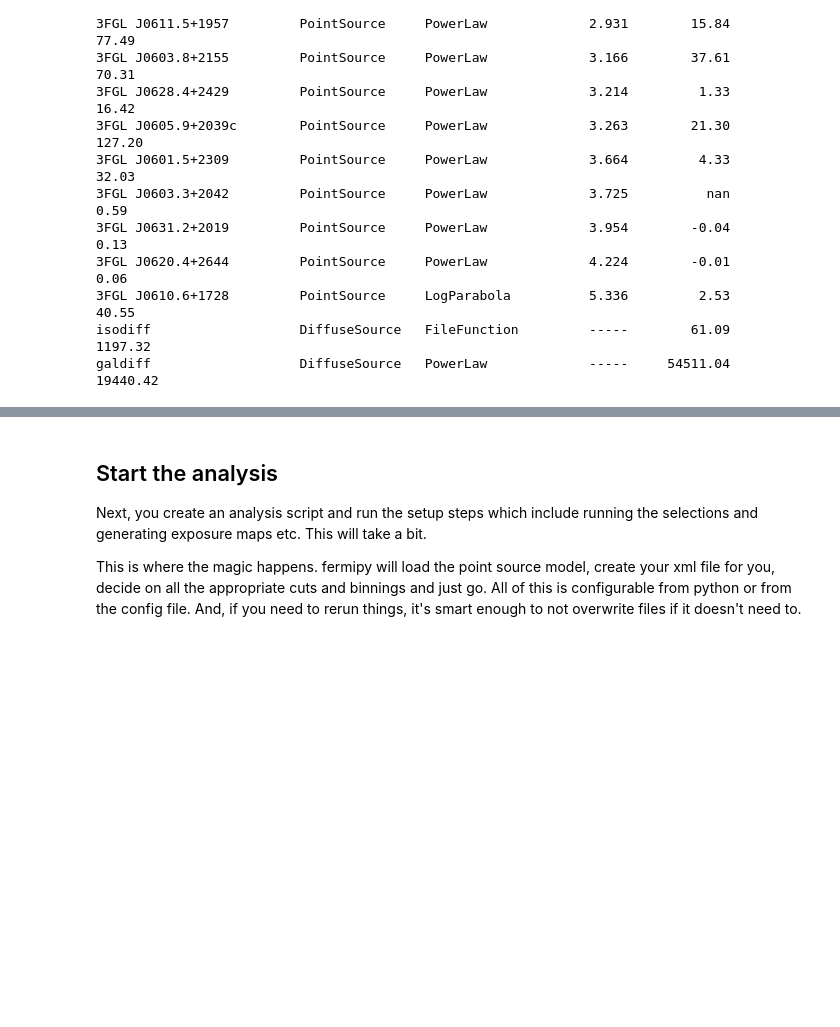
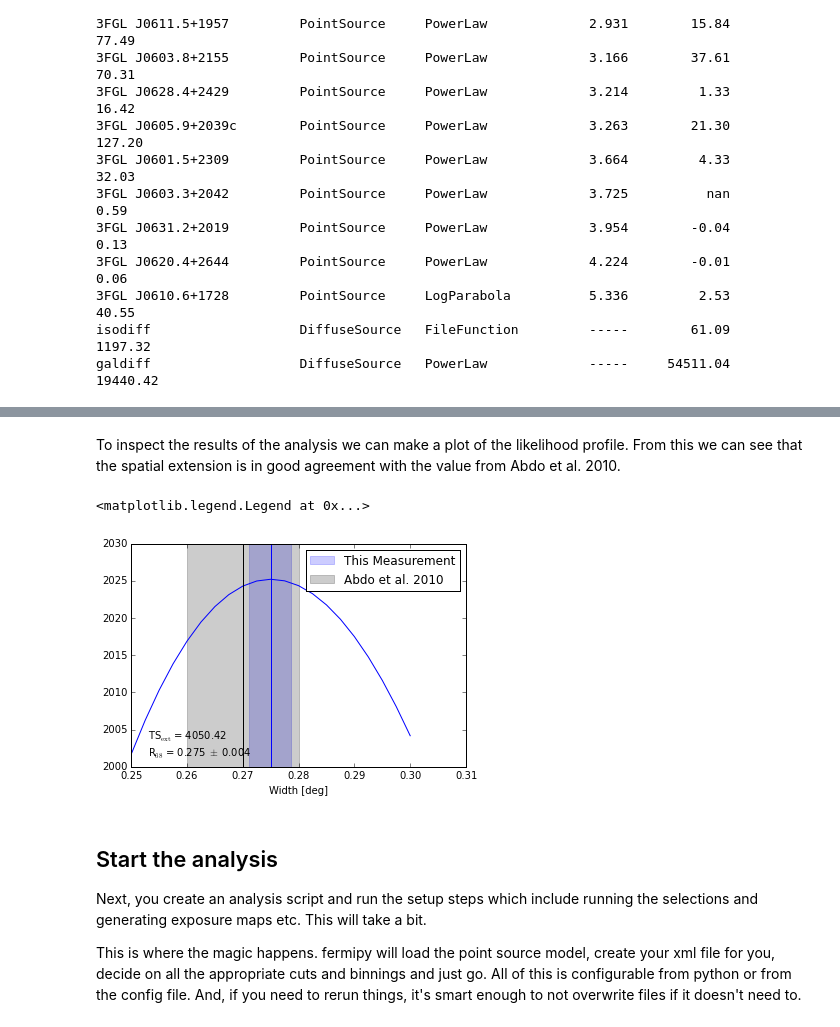
Before and after one commit to fermiPy/fermipy, a Jupyter notebook: notebooks/ic443.ipynb, the cells around one changed output, grey strips where cells are left out. Drawn from its saved outputs; the diff is of its cells as text; code cells hidden in the pictures; blank space fills up the shorter version.

```diff
--- a/notebooks/ic443.ipynb
+++ b/notebooks/ic443.ipynb
@@ -141,0 +160,3 @@ config.yaml
+# %%
+ext_gauss = gta.extension('ic443',width=np.linspace(0.25,0.30,21))
+gta.write_roi('ext_gauss_fit')
@@ -142,3 +181,22 @@ config.yaml
+# %% [markdown]
+To inspect the results of the analysis we can make a plot of the likelihood profile.  From this we can see that the spatial extension is in good agreement with the value from Abdo et al. 2010.
+# %%
+plt.figure()
+plt.plot(ext_gauss['width'],ext_gauss['dlogLike'])
+plt.gca().set_xlabel('Width [deg]')
+plt.gca().axvline(ext_gauss['ext'])
+plt.gca().axvspan(ext_gauss['ext']-ext_gauss['ext_err_lo'],ext_gauss['ext']+ext_gauss['ext_err_hi'],
+                      alpha=0.2,label='This Measurement',color='b')
+
+plt.gca().axvline(0.27,color='k')
+plt.gca().axvspan(0.27-0.01,0.27+0.01,alpha=0.2,label='Abdo et al. 2010',color='k')
+
+plt.annotate('TS$_{\mathrm{ext}}$ = %.2f\nR$_{68}$ = %.3f $\pm$ %.3f'%
+            (ext_gauss['ts_ext'],ext_gauss['ext'],ext_gauss['ext_err']),xy=(0.05,0.05),xycoords='axes fraction')
+plt.gca().legend()
+# %% [output]
+<matplotlib.legend.Legend at 0x...>
+[figure, added]
 # %% [markdown]
 ## Start the analysis
 
```
Also changed, not shown: parts of 16 cells of this notebook, 1 other file.
